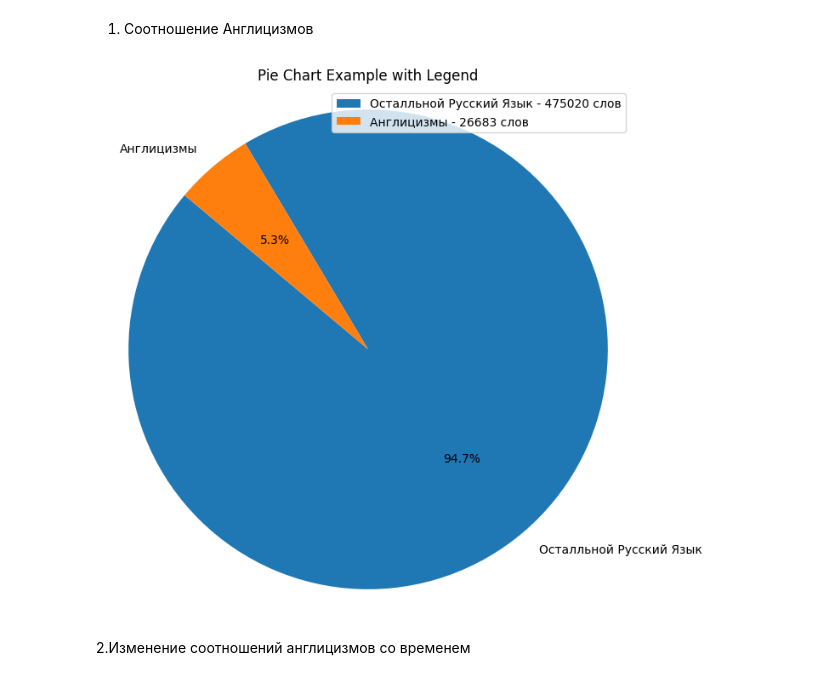
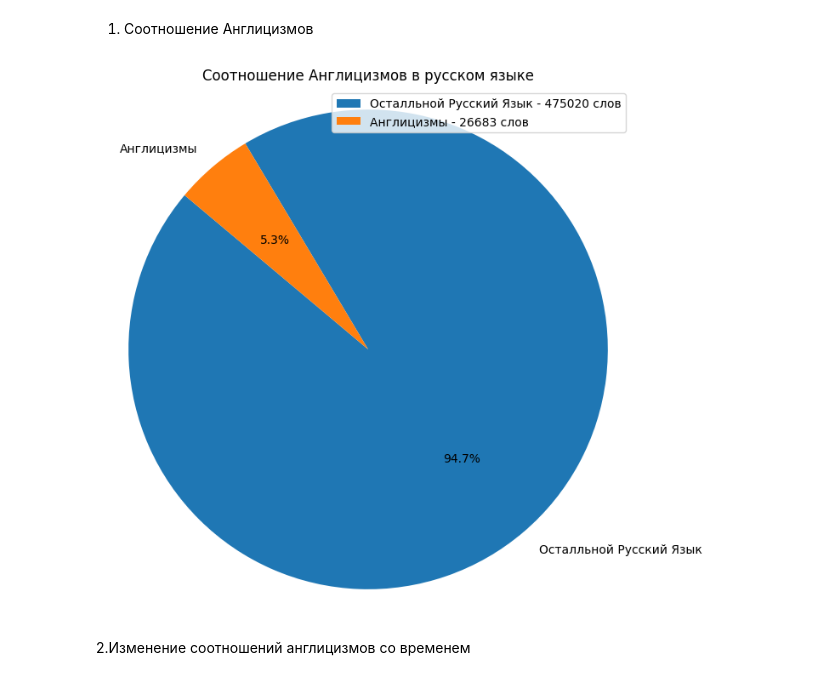
Before and after one commit to Altemir1/Data_analysis, a Jupyter notebook: Anglicisms_in_russian_analysis.ipynb, the cells around one changed output. Drawn from its saved outputs; the diff is of its cells as text; code cells hidden in the pictures.

```diff
--- a/Anglicisms_in_russian_analysis.ipynb
+++ b/Anglicisms_in_russian_analysis.ipynb
@@ -359,33 +359,33 @@ See the caveats in the documentation: https://pandas.pydata.org/pandas-docs/stab
 # %%
 russian_words = combined_df.nunique().iloc[0]
 anglicisms = len(clean_anglicisms)
 
 import matplotlib.pyplot as plt
 
 # Sample data: Categories and their corresponding values
 categories = ["Осталльной Русский Язык","Англицизмы"]
 values = [russian_words, anglicisms]
 
 # Create pie chart
 plt.figure(figsize=(8, 8))
 patches, texts, autotexts = plt.pie(values, labels=categories, autopct='%1.1f%%', startangle=140)
 
 # Title for the pie chart
-plt.title('Pie Chart Example with Legend')
+plt.title('Соотношение Англицизмов в русском языке')
 
 # Make the labels of the pie chart
 labels = ['{0} - {1} слов'.format(i,j) for i,j in zip(categories, values)]
 
 # Adding a legend
 plt.legend(patches, labels, loc='upper right')
 
 # Equal aspect ratio ensures that pie is drawn as a circle
 plt.axis('equal')
 
 # Display the pie chart
 plt.show()
 # %% [output]
-[figure, old version]
+[figure, new version]
 # %% [markdown]
 2.Изменение соотношений англицизмов со временем
 # %%
```
Also changed, not shown: parts of 1 cell of this notebook.
